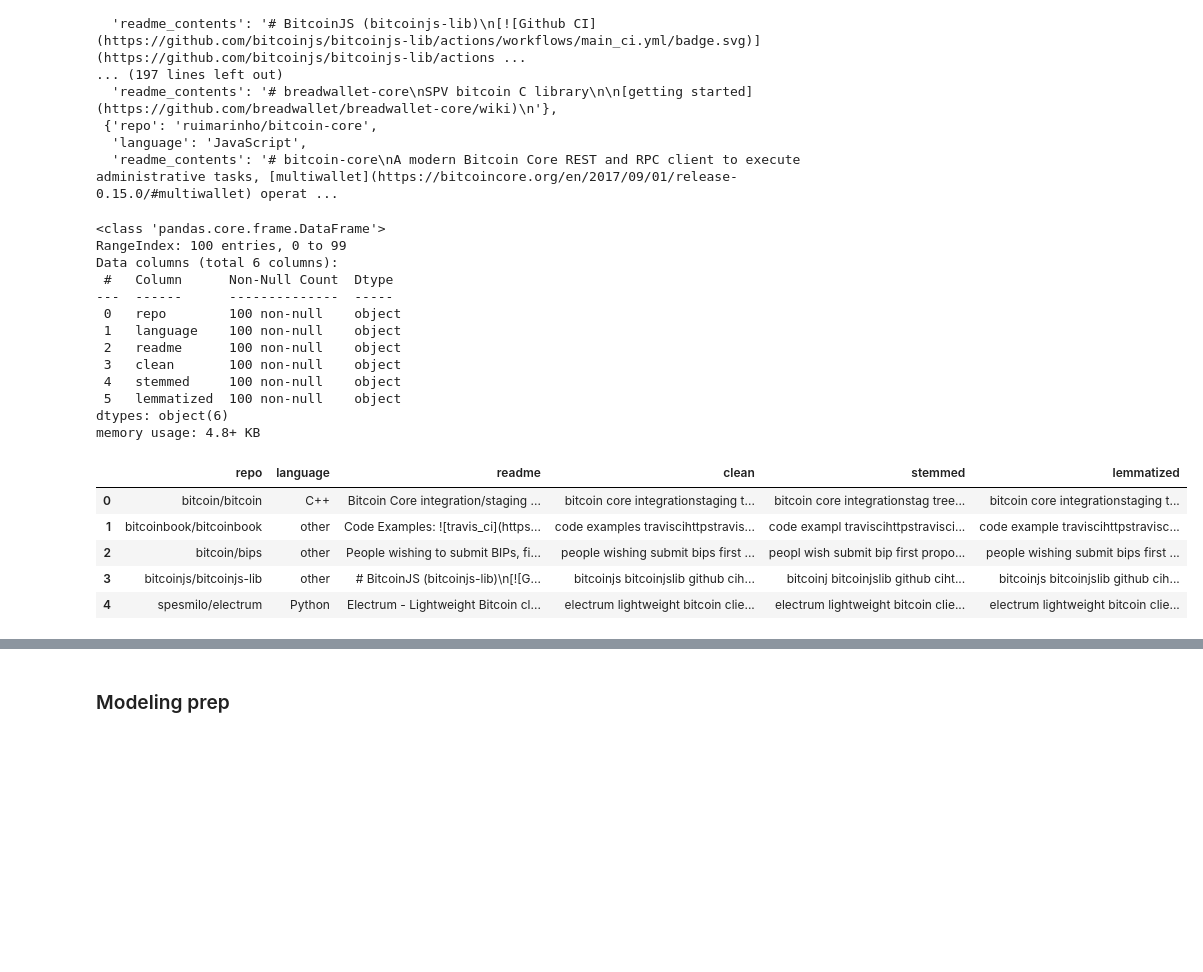
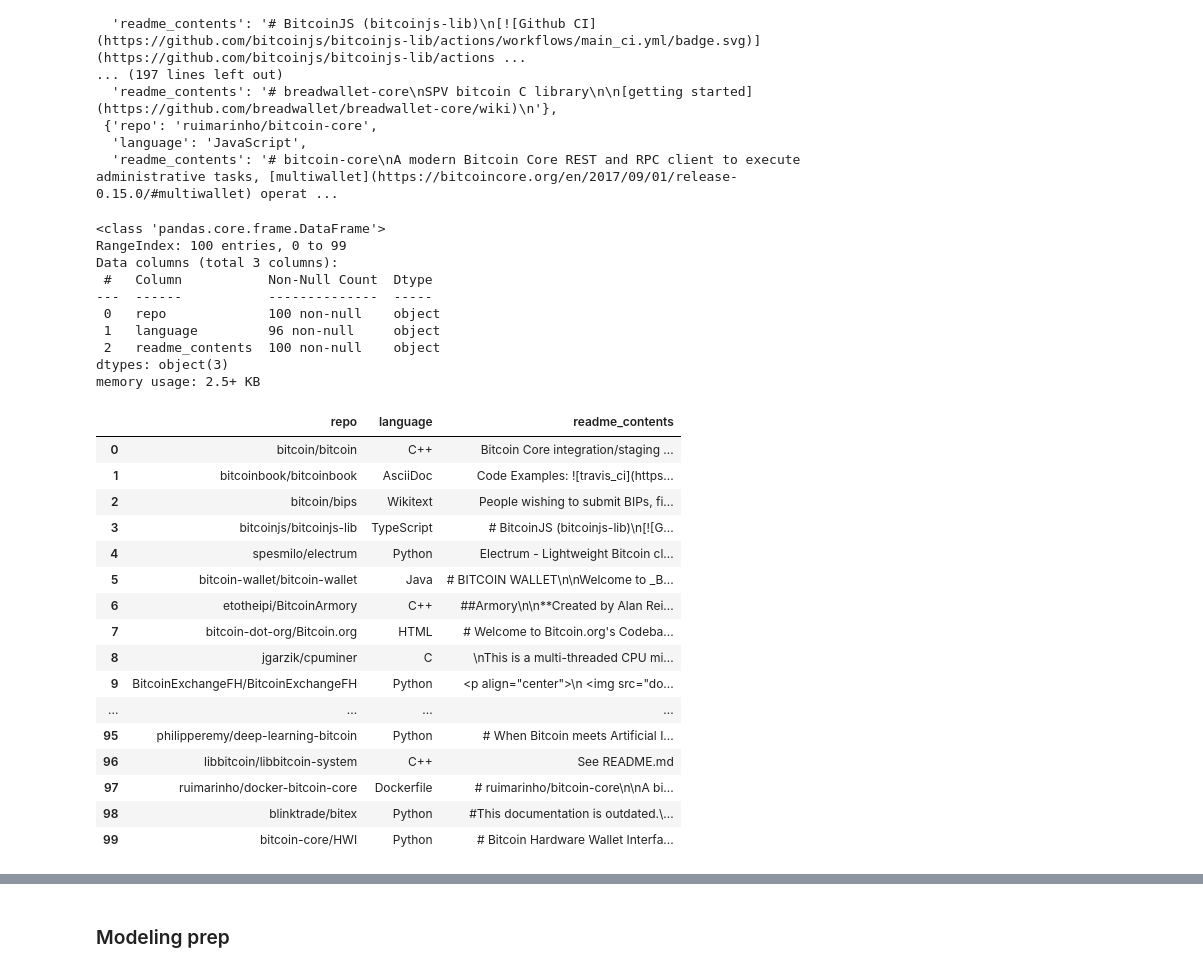
Before and after one commit to Garcia-Hensley-Nichols-NLP-project/GHN-NLP-project, a Jupyter notebook: Nichols_work.ipynb, the cells around one changed output, grey strips where cells are left out. Cells and saved outputs as stored; diff of their text form; code cells hidden in the pictures; blank space fills up the shorter version.

```diff
--- a/Nichols_work.ipynb
+++ b/Nichols_work.ipynb
@@ -245,30 +248,37 @@ data
 # %%
 #Turn scraped data into raw df
 df = pd.DataFrame(data)
 
-#Run prep function on raw df
-df = words(df)
+
 
 #Check returned df
 df.info()
-df.head()
+df
 # %% [output]
 <class 'pandas.core.frame.DataFrame'>
 RangeIndex: 100 entries, 0 to 99
-Data columns (total 6 columns):
- #   Column      Non-Null Count  Dtype
----  ------      --------------  -----
- 0   repo        100 non-null    object
- 1   language    100 non-null    object
- 2   readme      100 non-null    object
- 3   clean       100 non-null    object
- 4   stemmed     100 non-null    object
- 5   lemmatized  100 non-null    object
-dtypes: object(6)
-memory usage: 4.8+ KB
+Data columns (total 3 columns):
+ #   Column           Non-Null Count  Dtype
+---  ------           --------------  -----
+ 0   repo             100 non-null    object
+ 1   language         96 non-null     object
+ 2   readme_contents  100 non-null    object
+dtypes: object(3)
+memory usage: 2.5+ KB
-|  | repo | language | readme | clean | stemmed | lemmatized |
-| 0 | bitcoin/bitcoin | C++ | Bitcoin Core integration/staging ... | bitcoin core integrationstaging t... | bitcoin core integrationstag tree... | bitcoin core integrationstaging t... |
-| 1 | bitcoinbook/bitcoinbook | other | Code Examples: ![travis_ci](https... | code examples traviscihttpstravis... | code exampl traviscihttpstravisci... | code example traviscihttpstravisc... |
-| 2 | bitcoin/bips | other | People wishing to submit BIPs, fi... | people wishing submit bips first ... | peopl wish submit bip first propo... | people wishing submit bips first ... |
-| 3 | bitcoinjs/bitcoinjs-lib | other | # BitcoinJS (bitcoinjs-lib)\n[![G... | bitcoinjs bitcoinjslib github cih... | bitcoinj bitcoinjslib github ciht... | bitcoinjs bitcoinjslib github cih... |
-| 4 | spesmilo/electrum | Python | Electrum - Lightweight Bitcoin cl... | electrum lightweight bitcoin clie... | electrum lightweight bitcoin clie... | electrum lightweight bitcoin clie... |
+|  | repo | language | readme_contents |
+| 0 | bitcoin/bitcoin | C++ | Bitcoin Core integration/staging ... |
+| 1 | bitcoinbook/bitcoinbook | AsciiDoc | Code Examples: ![travis_ci](https... |
+| 2 | bitcoin/bips | Wikitext | People wishing to submit BIPs, fi... |
+| 3 | bitcoinjs/bitcoinjs-lib | TypeScript | # BitcoinJS (bitcoinjs-lib)\n[![G... |
+| 4 | spesmilo/electrum | Python | Electrum - Lightweight Bitcoin cl... |
+| 5 | bitcoin-wallet/bitcoin-wallet | Java | # BITCOIN WALLET\n\nWelcome to _B... |
+| 6 | etotheipi/BitcoinArmory | C++ | ##Armory\n\n**Created by Alan Rei... |
+| 7 | bitcoin-dot-org/Bitcoin.org | HTML | # Welcome to Bitcoin.org's Codeba... |
+| 8 | jgarzik/cpuminer | C | \nThis is a multi-threaded CPU mi... |
+| 9 | BitcoinExchangeFH/BitcoinExchangeFH | Python | <p align="center">\n <img src="do... |
+| ... | ... | ... | ... |
+| 95 | philipperemy/deep-learning-bitcoin | Python | # When Bitcoin meets Artificial I... |
+| 96 | libbitcoin/libbitcoin-system | C++ | See README.md |
+| 97 | ruimarinho/docker-bitcoin-core | Dockerfile | # ruimarinho/bitcoin-core\n\nA bi... |
+| 98 | blinktrade/bitex | Python | #This documentation is outdated.\... |
+| 99 | bitcoin-core/HWI | Python | # Bitcoin Hardware Wallet Interfa... |
```
Also changed, not shown: parts of 8 cells of this notebook.
